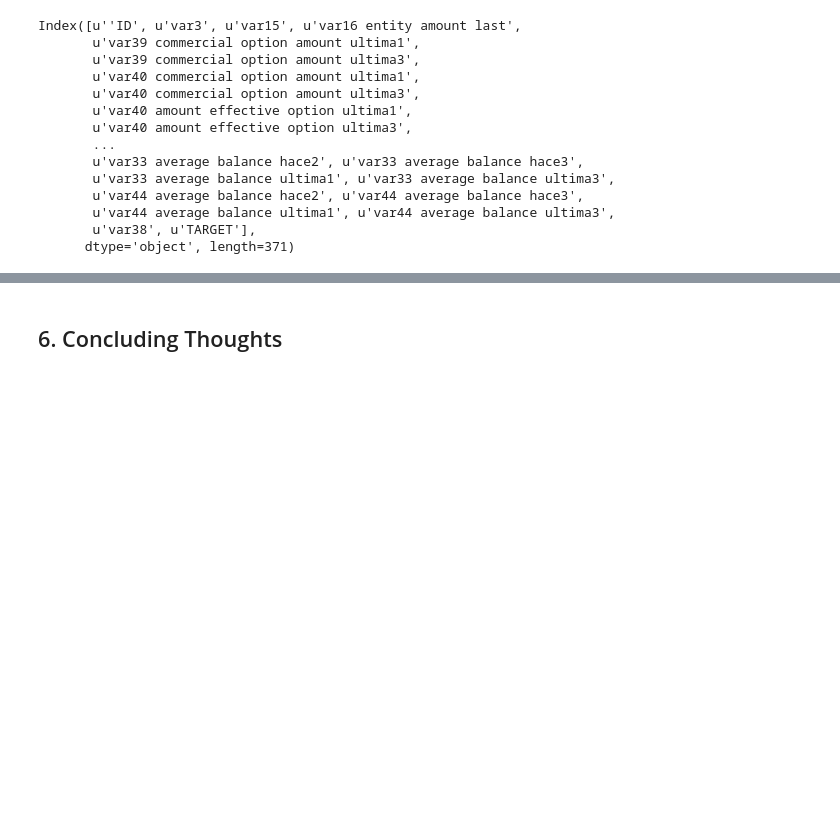
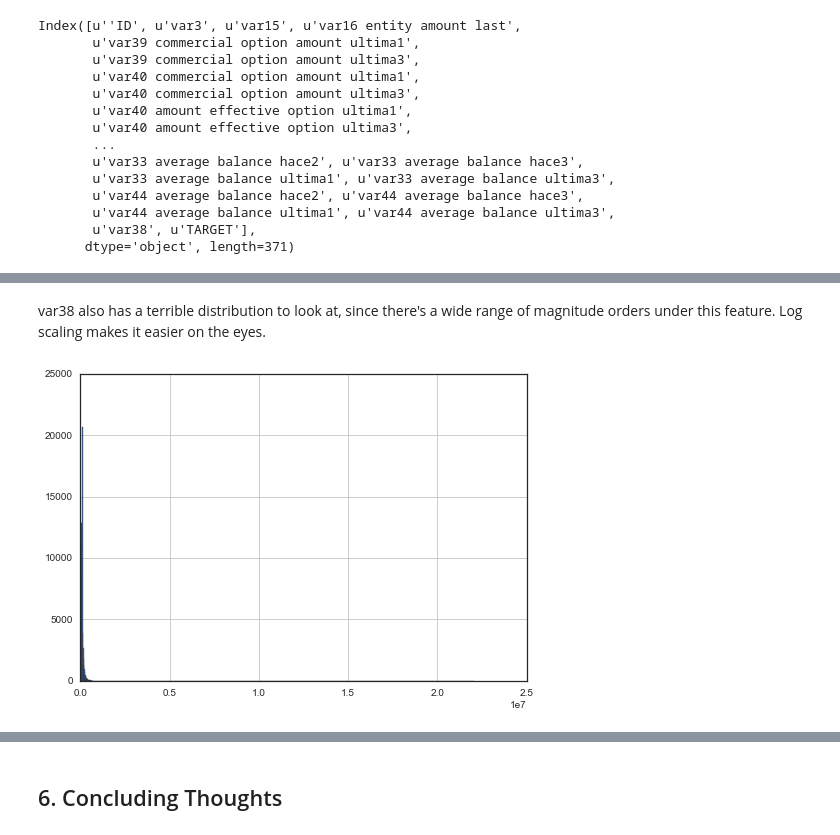
Before and after one commit to sketchychen/kaggle_santander, a Jupyter notebook: kaggle_santander_draft.ipynb, the cells around one changed output, grey strips where cells are left out. Drawn from its saved outputs; the diff is of its cells as text; code cells hidden in the pictures; blank space fills up the shorter version.

```diff
--- a/kaggle_santander_draft.ipynb
+++ b/kaggle_santander_draft.ipynb
@@ -137,0 +274,7 @@ sns.set(style="white", color_codes=True)
+# %% [markdown]
+var38 also has a terrible distribution to look at, since there's a wide range of magnitude orders under this feature. Log scaling makes it easier on the eyes.
+# %%
+# histogram of original var38
+santrainder.var38.hist(bins=1000);
+# %% [output]
+[figure, added]
```
Also changed, not shown: parts of 40 cells of this notebook.
